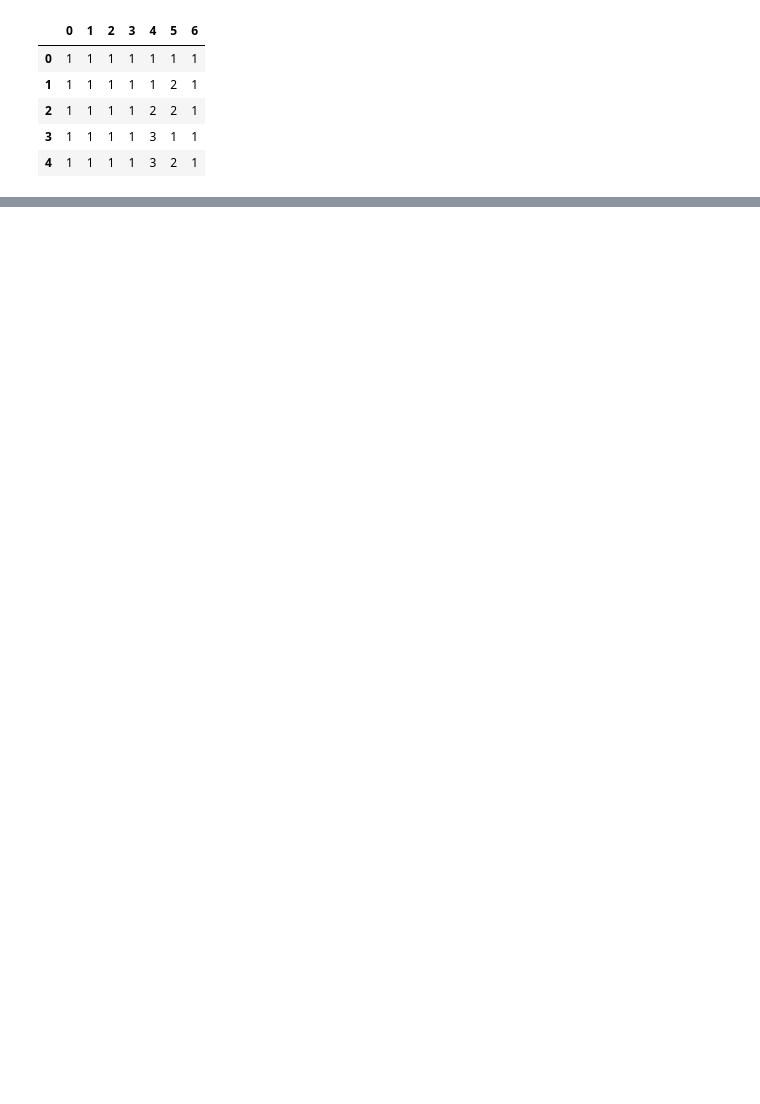
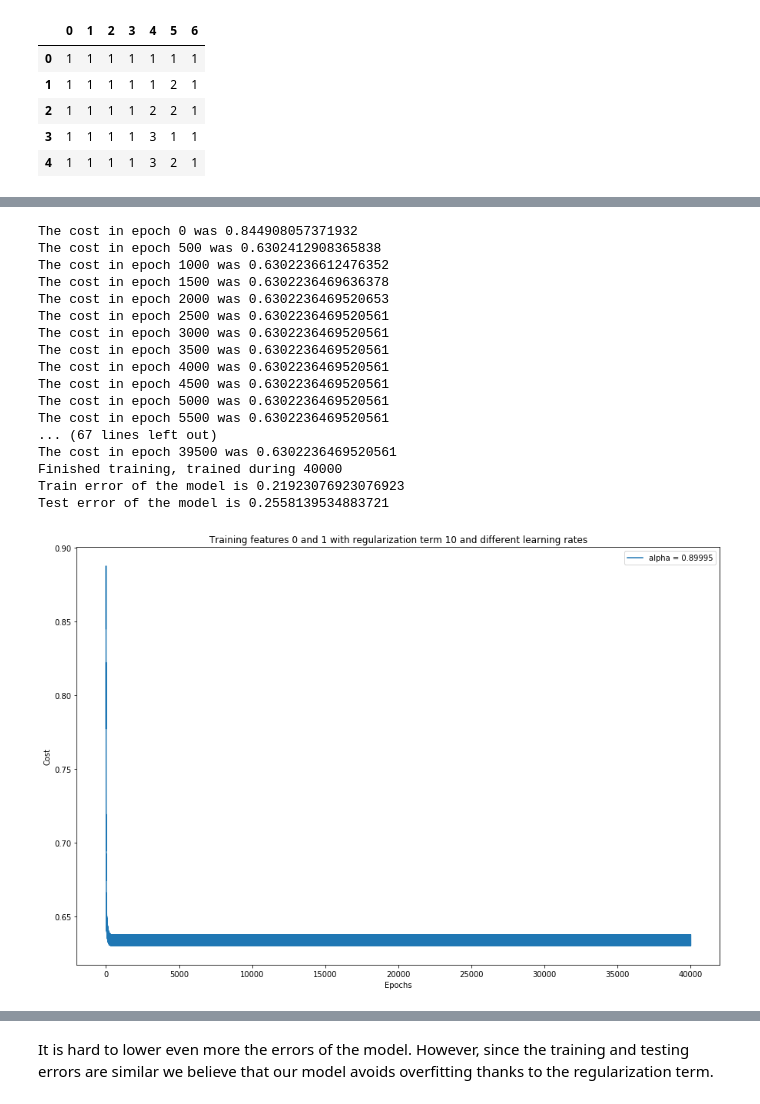
Before and after one commit to adrigrillo/dl, a Jupyter notebook: assigment_1/assignment_1.ipynb, the cells around one changed output, grey strips where cells are left out. Cells and saved outputs as stored; diff of their text form; code cells hidden in the pictures; blank space fills up the shorter version.

```diff
--- a/assigment_1/assignment_1.ipynb
+++ b/assigment_1/assignment_1.ipynb
@@ -394,5 +603,6 @@ In this part we use 80% of the Monk2 data set for training and 20% of the data s
 # %%
 monk = pd.DataFrame(loadmat('./data/monk2.mat')['monk2'])
+test_elements = math.floor(len(monk) * 0.2)
 monk.head()
 # %% [output]
 |  | 0 | 1 | 2 | 3 | 4 | 5 | 6 |
@@ -404,4 +616,2 @@ monk.head()
 # %%
-train_data_monk = generate_data_with_features(monk, [0, 1], normalise=True)
+train, test = generate_data_with_features(monk, elements=346, features=[0, 4], normalise=True, test_elements=test_elements)
-# %%
-weights, bias, costs = train_model(train_data_monk, epochs=int(2000), learning_rate=0.9, regularization_term=0)
@@ -408,12 +620,11 @@ weights, bias, costs = train_model(train_data_monk, epochs=int(2000), learning_r
 # %%
 alphas=[0.1, 0.2, 0.3, 0.4,0.5, 0.6, 0.7, 0.8, 0.9, 1] #Learning rate
-lambdas=[0, 1, 10, 100] #Regularization term
-
+lambdas=[0, 1, 10] #Regularization term
 
 for l in lambdas:
     for i in range(0,10):
 
-        weights, bias, costs = train_model(train_data_monk, epochs=int(1000), learning_rate=alphas[i], regularization_term=l)
+        weights, bias, costs = train_model(train, epochs=int(10000), learning_rate=alphas[i], regularization_term=l)
         p=plt.plot(costs, label='alpha = '+str(alphas[i]))
         plt.xlabel('Epochs')
         plt.ylabel('Cost')
@@ -427,0 +691,36 @@ for l in lambdas:
+# %%
+weights, bias, costs = train_model(train, epochs=40000, learning_rate=0.95, regularization_term=0.73)
+
+print('Train error of the model is '+str(test_model(train, weights, bias)))
+print('Test error of the model is '+str(test_model(test, weights, bias)))
+
+#Cost of the model
+plt.plot(costs, label='alpha = 0.89995')
+plt.xlabel('Epochs')
+plt.ylabel('Cost')
+plt.title('Training features 0 and 1 with regularization term '+str(l)+' and different learning rates')
+plt.legend()
+plt.show()
+
+#Decision Boundary
+(plot_boundary(train[0].to_numpy(), train[1].to_numpy(), weights, bias))
+plt.show()
+# %% [output]
+The cost in epoch 0 was 0.844908057371932
+The cost in epoch 500 was 0.6302412908365838
+The cost in epoch 1000 was 0.6302236612476352
+The cost in epoch 1500 was 0.6302236469636378
+The cost in epoch 2000 was 0.6302236469520653
+The cost in epoch 2500 was 0.6302236469520561
+The cost in epoch 3000 was 0.6302236469520561
+The cost in epoch 3500 was 0.6302236469520561
+The cost in epoch 4000 was 0.6302236469520561
+The cost in epoch 4500 was 0.6302236469520561
+The cost in epoch 5000 was 0.6302236469520561
+The cost in epoch 5500 was 0.6302236469520561
+... (67 lines left out)
+The cost in epoch 39500 was 0.6302236469520561
+Finished training, trained during 40000
+Train error of the model is 0.21923076923076923
+Test error of the model is 0.2558139534883721
+[figure, added]
@@ -427,0 +728,2 @@ for l in lambdas:
+# %% [markdown]
+It is hard to lower even more the errors of the model. However, since the training and testing errors are similar we believe that our model avoids overfitting thanks to the regularization term.
```
Also changed, not shown: parts of 17 cells of this notebook.
